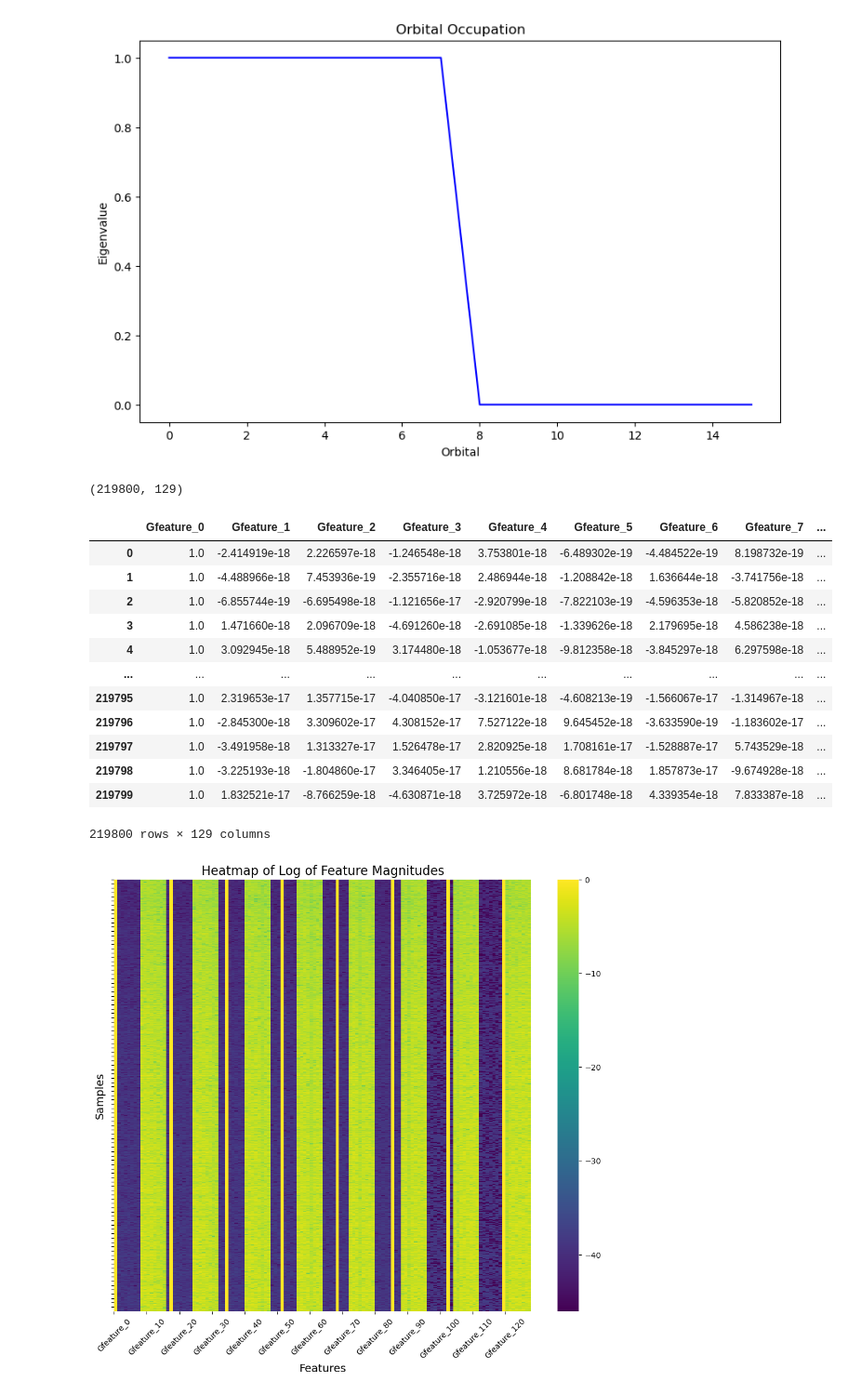
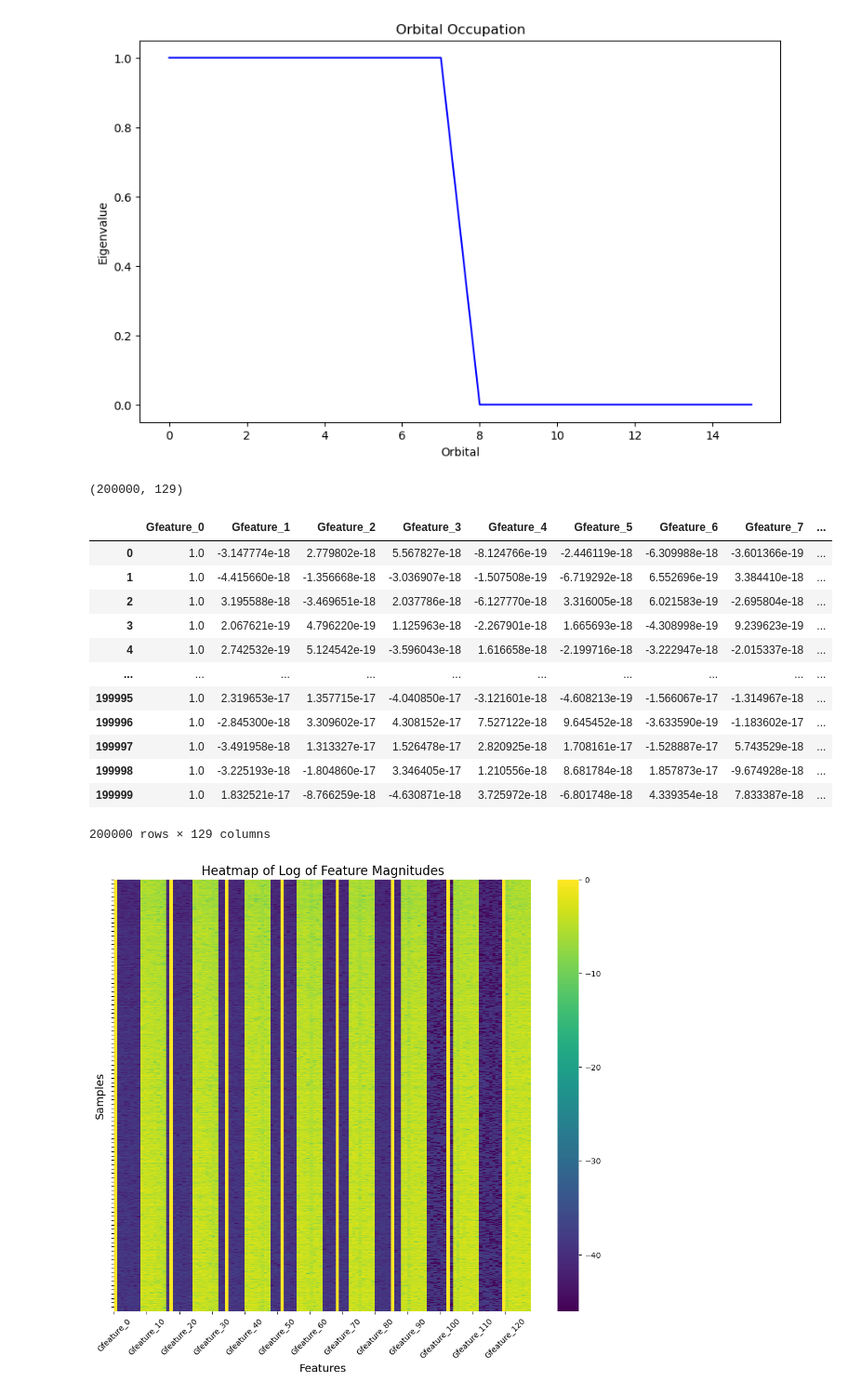
Before and after one commit to Koberard/Data_1030_Proj, a Jupyter notebook: src/1030_proj.ipynb, the cells around one changed output. Shown at 93% size. Cells and saved outputs as stored; diff of their text form; code cells hidden in the pictures.

```diff
--- a/src/1030_proj.ipynb
+++ b/src/1030_proj.ipynb
@@ -151,37 +151,37 @@ plt.show()
 [figure]
 # %%
 import pandas as pd
-GA_global = GA_global[100:]
-GB_global = GB_global[100:]
+GA_global = GA_global[10000:]
+GB_global = GB_global[10000:]
 # %%
 G = np.vstack((GA_global,GB_global)).real
 x,y,z= (110000, 8, 16)
-Local_Total = np.hstack((Local_En_global[100:],Local_En_global[100:])).real
+Local_Total = np.hstack((Local_En_global[10000:],Local_En_global[10000:])).real
 G_fold = G.reshape(G.shape[0], G.shape[1] * G.shape[2])
 
 df_G = pd.DataFrame(G_fold, columns=[f"Gfeature_{i}" for i in range(y * z)])
 
 df_Local_En = pd.DataFrame(Local_Total, columns=["Local_En"])
 df_combined = pd.concat([df_G,df_Local_En], axis=1)
 
 
 print(df_combined.shape)
 display(df_combined)
 # %% [output]
-(219800, 129)
+(200000, 129)
 |  | Gfeature_0 | Gfeature_1 | Gfeature_2 | Gfeature_3 | Gfeature_4 | Gfeature_5 | Gfeature_6 | Gfeature_7 | ... |
-| 0 | 1.0 | -2.414919e-18 | 2.226597e-18 | -1.246548e-18 | 3.753801e-18 | -6.489302e-19 | -4.484522e-19 | 8.198732e-19 | ... |
-| 1 | 1.0 | -4.488966e-18 | 7.453936e-19 | -2.355716e-18 | 2.486944e-18 | -1.208842e-18 | 1.636644e-18 | -3.741756e-18 | ... |
-| 2 | 1.0 | -6.855744e-19 | -6.695498e-18 | -1.121656e-17 | -2.920799e-18 | -7.822103e-19 | -4.596353e-18 | -5.820852e-18 | ... |
-| 3 | 1.0 | 1.471660e-18 | 2.096709e-18 | -4.691260e-18 | -2.691085e-18 | -1.339626e-18 | 2.179695e-18 | 4.586238e-18 | ... |
-| 4 | 1.0 | 3.092945e-18 | 5.488952e-19 | 3.174480e-18 | -1.053677e-18 | -9.812358e-18 | -3.845297e-18 | 6.297598e-18 | ... |
+| 0 | 1.0 | -3.147774e-18 | 2.779802e-18 | 5.567827e-18 | -8.124766e-19 | -2.446119e-18 | -6.309988e-18 | -3.601366e-19 | ... |
+| 1 | 1.0 | -4.415660e-18 | -1.356668e-18 | -3.036907e-18 | -1.507508e-19 | -6.719292e-18 | 6.552696e-19 | 3.384410e-18 | ... |
+| 2 | 1.0 | 3.195588e-18 | -3.469651e-18 | 2.037786e-18 | -6.127770e-18 | 3.316005e-18 | 6.021583e-19 | -2.695804e-18 | ... |
+| 3 | 1.0 | 2.067621e-19 | 4.796220e-19 | 1.125963e-18 | -2.267901e-18 | 1.665693e-18 | -4.308998e-19 | 9.239623e-19 | ... |
+| 4 | 1.0 | 2.742532e-19 | 5.124542e-19 | -3.596043e-18 | 1.616658e-18 | -2.199716e-18 | -3.222947e-18 | -2.015337e-18 | ... |
 | ... | ... | ... | ... | ... | ... | ... | ... | ... | ... |
-| 219795 | 1.0 | 2.319653e-17 | 1.357715e-17 | -4.040850e-17 | -3.121601e-18 | -4.608213e-19 | -1.566067e-17 | -1.314967e-18 | ... |
-| 219796 | 1.0 | -2.845300e-18 | 3.309602e-17 | 4.308152e-17 | 7.527122e-18 | 9.645452e-18 | -3.633590e-19 | -1.183602e-17 | ... |
-| 219797 | 1.0 | -3.491958e-18 | 1.313327e-17 | 1.526478e-17 | 2.820925e-18 | 1.708161e-17 | -1.528887e-17 | 5.743529e-18 | ... |
-| 219798 | 1.0 | -3.225193e-18 | -1.804860e-17 | 3.346405e-17 | 1.210556e-18 | 8.681784e-18 | 1.857873e-17 | -9.674928e-18 | ... |
-| 219799 | 1.0 | 1.832521e-17 | -8.766259e-18 | -4.630871e-18 | 3.725972e-18 | -6.801748e-18 | 4.339354e-18 | 7.833387e-18 | ... |
+| 199995 | 1.0 | 2.319653e-17 | 1.357715e-17 | -4.040850e-17 | -3.121601e-18 | -4.608213e-19 | -1.566067e-17 | -1.314967e-18 | ... |
+| 199996 | 1.0 | -2.845300e-18 | 3.309602e-17 | 4.308152e-17 | 7.527122e-18 | 9.645452e-18 | -3.633590e-19 | -1.183602e-17 | ... |
+| 199997 | 1.0 | -3.491958e-18 | 1.313327e-17 | 1.526478e-17 | 2.820925e-18 | 1.708161e-17 | -1.528887e-17 | 5.743529e-18 | ... |
+| 199998 | 1.0 | -3.225193e-18 | -1.804860e-17 | 3.346405e-17 | 1.210556e-18 | 8.681784e-18 | 1.857873e-17 | -9.674928e-18 | ... |
+| 199999 | 1.0 | 1.832521e-17 | -8.766259e-18 | -4.630871e-18 | 3.725972e-18 | -6.801748e-18 | 4.339354e-18 | 7.833387e-18 | ... |
-219800 rows × 129 columns
+200000 rows × 129 columns
 # %%
 import numpy as np
 import seaborn as sns
```
Also changed, not shown: parts of 2 cells of this notebook.
